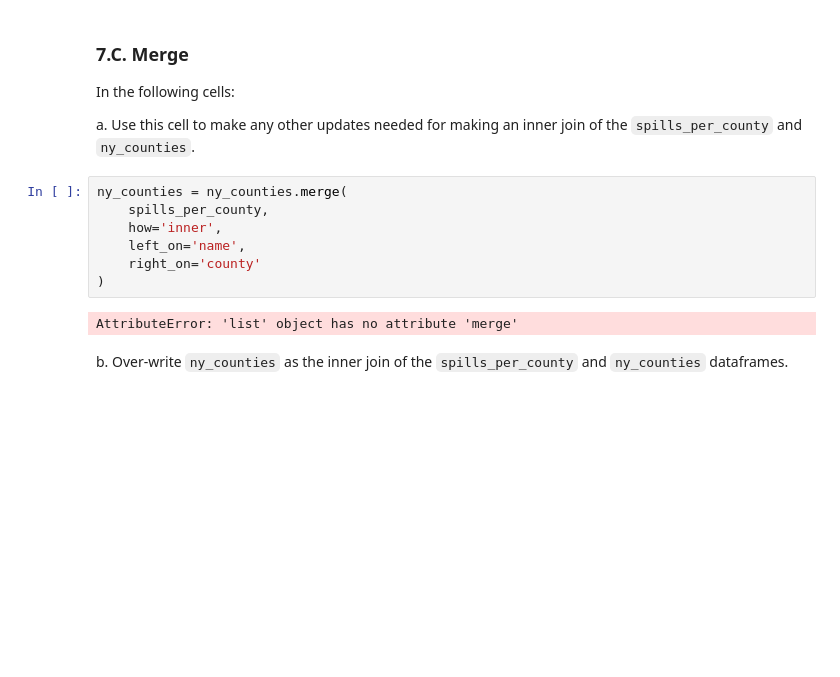
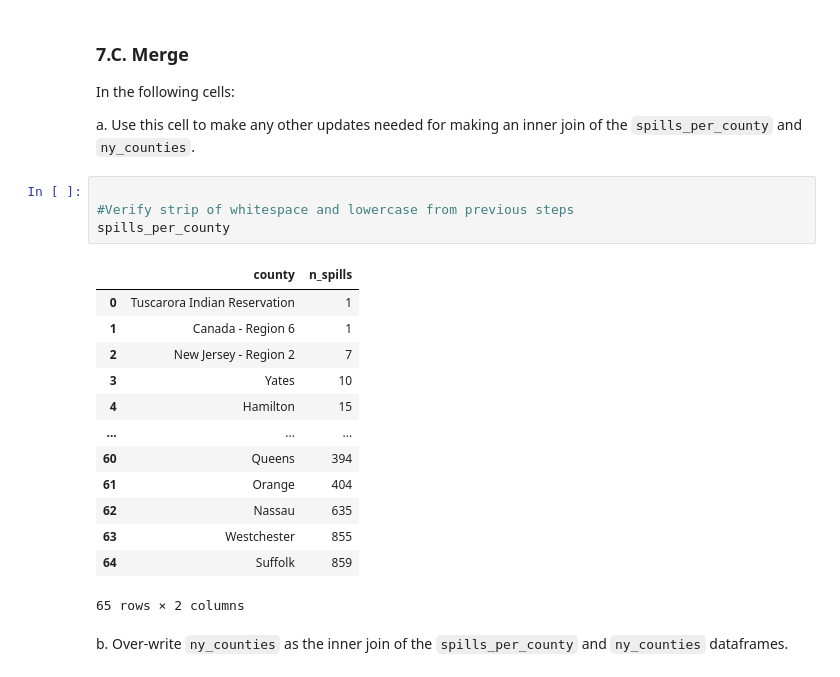
Before and after one commit to Awoo56709/eds220-hwk3, a Jupyter notebook: hwk3-task1-spills.ipynb, the cells around one changed output. Saved outputs shown, nothing was run; the diff lists cells and outputs as text; blank space fills up the shorter version.

```diff
--- a/hwk3-task1-spills.ipynb
+++ b/hwk3-task1-spills.ipynb
@@ -682,13 +738,22 @@ In the following cells:
 
 a. Use this cell to make any other updates needed for making an inner join of the `spills_per_county` and `ny_counties`.
 # %%
-ny_counties = ny_counties.merge(
-    spills_per_county,
-    how='inner',
-    left_on='name',
-    right_on='county'
-)
+
+#Verify strip of whitespace and lowercase from previous steps
+spills_per_county
 # %% [output]
+|  | county | n_spills |
+| 0 | Tuscarora Indian Reservation | 1 |
+| 1 | Canada - Region 6 | 1 |
+| 2 | New Jersey - Region 2 | 7 |
+| 3 | Yates | 10 |
+| 4 | Hamilton | 15 |
+| ... | ... | ... |
+| 60 | Queens | 394 |
+| 61 | Orange | 404 |
+| 62 | Nassau | 635 |
+| 63 | Westchester | 855 |
+| 64 | Suffolk | 859 |
-AttributeError: 'list' object has no attribute 'merge'
+65 rows × 2 columns
 # %% [markdown]
 b. Over-write `ny_counties` as the  inner join of the `spills_per_county` and `ny_counties` dataframes.
```
Also changed, not shown: parts of 32 cells of this notebook.
